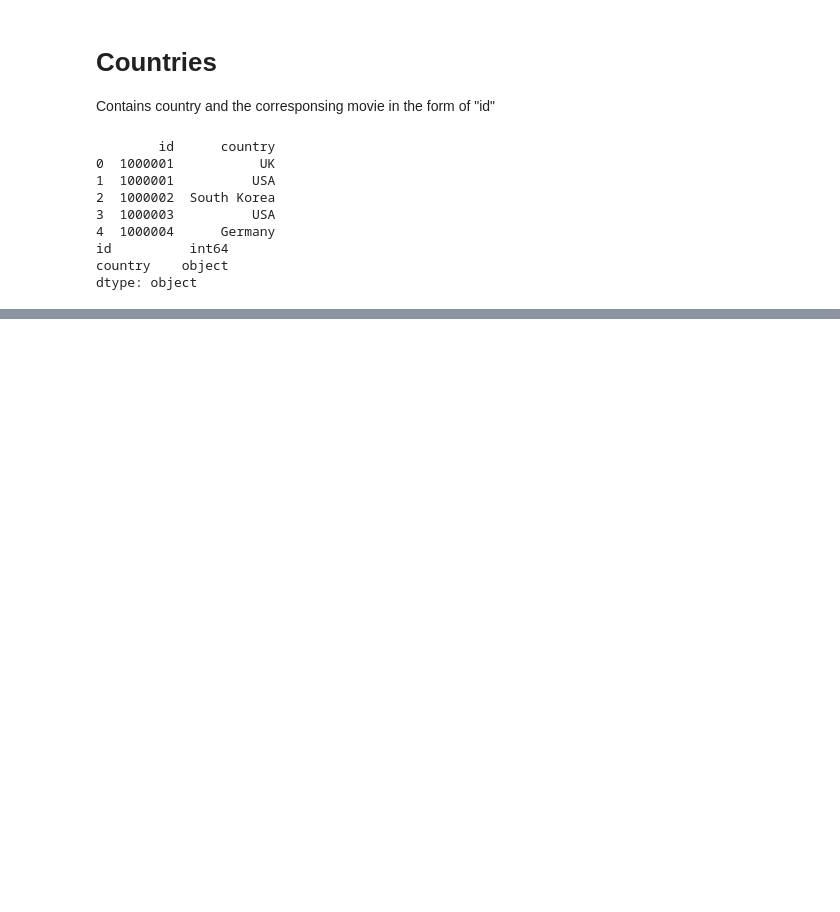
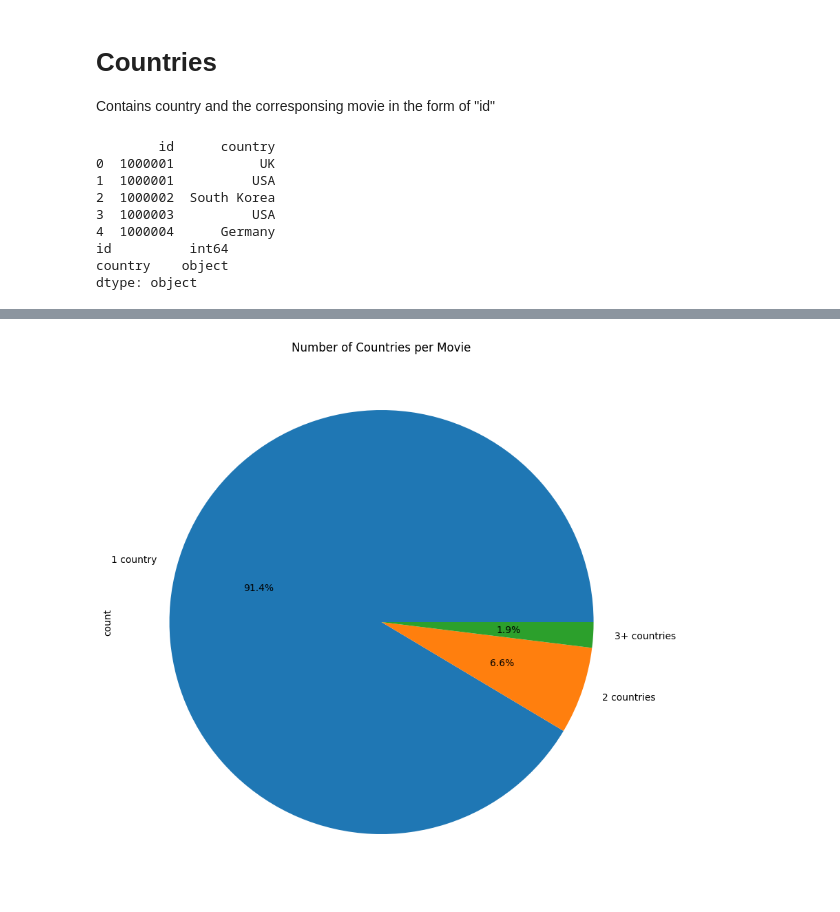
Before and after one commit to DasGewuerz/htw_letterboxd, a Jupyter notebook: letterboxd.ipynb, the cells around one changed output, grey strips where cells are left out. Cells and saved outputs as stored; diff of their text form; code cells hidden in the pictures; blank space fills up the shorter version.

```diff
--- a/letterboxd.ipynb
+++ b/letterboxd.ipynb
@@ -60,0 +195,24 @@ dtype: object
+# %%
+# movies with multiple countries
+# if a movies has multiple countries, it will have multiple rows in the dataframe
+# we can count the number of countries per movie and show it as a pie chart
+countries_cp = countries.copy()
+countries_cp_idcounts = countries_cp["id"].value_counts()
+count_df = pd.DataFrame(countries_cp_idcounts)
+count_df = count_df.rename(columns={"id": "count"})
+
+# summarize the number of countries for count(id) >= 3
+count_df["count"] = count_df["count"].apply(lambda x: x if x < 3 else 3)
+
+# change df to series
+countries_cp_idcounts = count_df["count"].value_counts()
+
+# show the number of countries per movie in pie chart
+# change labels to "1 country", "2 countries", "3+ countries"
+plt.figure(figsize=(10, 10))
+countries_cp_idcounts = countries_cp_idcounts.rename(index={1: "1 country", 2: "2 countries", 3: "3+ countries"})
+countries_cp_idcounts.plot.pie(autopct="%1.1f%%")
+plt.title("Number of Countries per Movie")
+plt.show()
+# %% [output]
+[figure, added]
```
Also changed, not shown: parts of 8 cells of this notebook.
